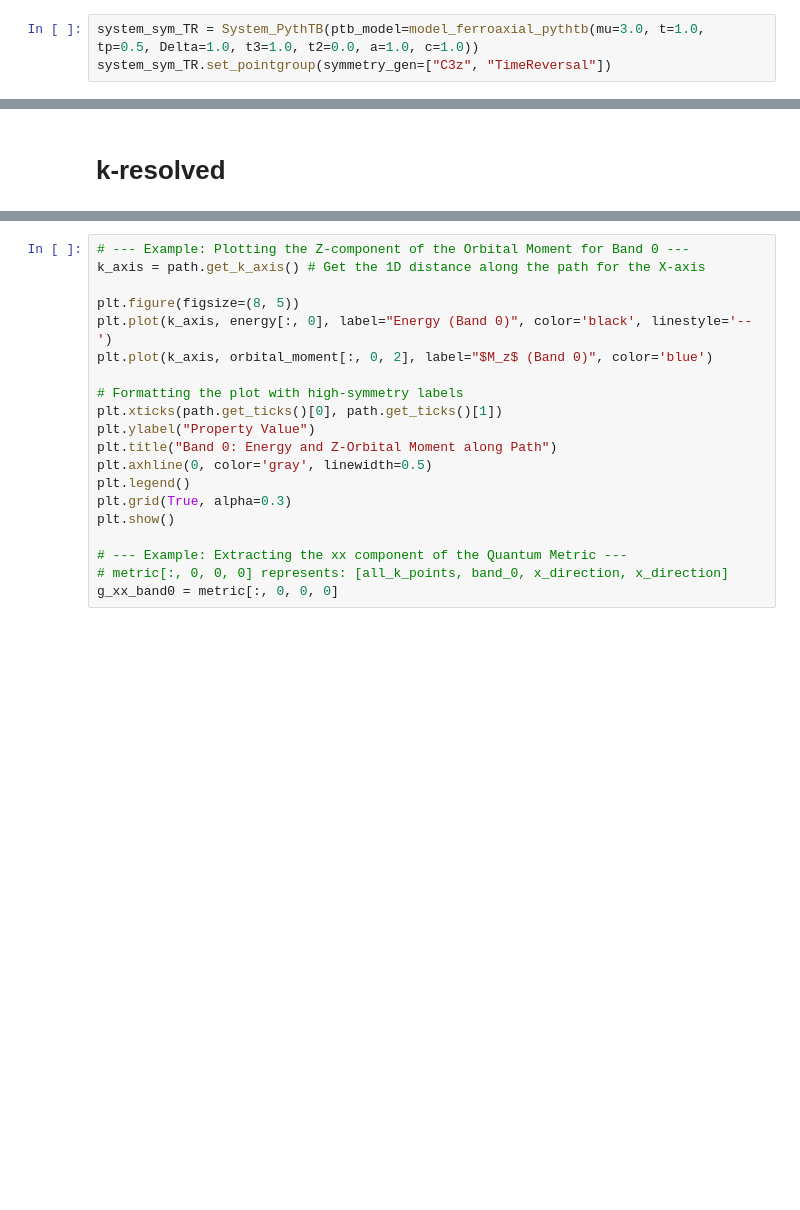
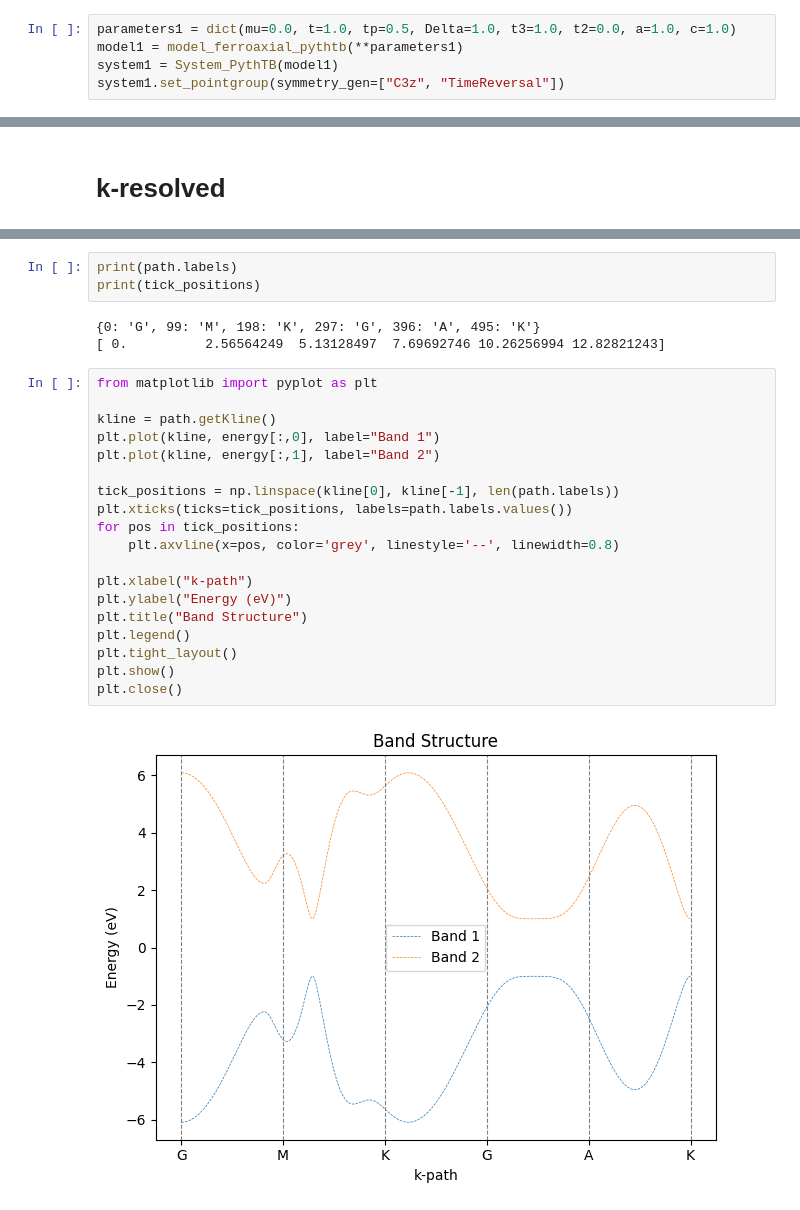
Before and after one commit to elchatz/pos-shift-test, a Jupyter notebook: Ferroaxial-TB.ipynb, the cells around one changed output, grey strips where cells are left out. Cells and saved outputs as stored; diff of their text form; blank space fills up the shorter version.

```diff
--- a/Ferroaxial-TB.ipynb
+++ b/Ferroaxial-TB.ipynb
@@ -150,6 +140,8 @@ import matplotlib as mpl
 # %%
-system_sym_TR = System_PythTB(ptb_model=model_ferroaxial_pythtb(mu=3.0, t=1.0, tp=0.5, Delta=1.0, t3=1.0, t2=0.0, a=1.0, c=1.0))
-system_sym_TR.set_pointgroup(symmetry_gen=["C3z", "TimeReversal"])
+parameters1 = dict(mu=0.0, t=1.0, tp=0.5, Delta=1.0, t3=1.0, t2=0.0, a=1.0, c=1.0)
+model1 = model_ferroaxial_pythtb(**parameters1)
+system1 = System_PythTB(model1)
+system1.set_pointgroup(symmetry_gen=["C3z", "TimeReversal"])
 # %% [output]
 Reading the system from PythTB model. Needed data: {'Ham'}
 number of wannier functions: 2
@@ -369,20 +339,27 @@ result = wberri.run(
+# %%
+print(path.labels)
+print(tick_positions)
+# %% [output]
+{0: 'G', 99: 'M', 198: 'K', 297: 'G', 396: 'A', 495: 'K'}
+[ 0.          2.56564249  5.13128497  7.69692746 10.26256994 12.82821243]
 # %%
-# --- Example: Plotting the Z-component of the Orbital Moment for Band 0 ---
-k_axis = path.get_k_axis() # Get the 1D distance along the path for the X-axis
+from matplotlib import pyplot as plt
 
-plt.figure(figsize=(8, 5))
-plt.plot(k_axis, energy[:, 0], label="Energy (Band 0)", color='black', linestyle='--')
-plt.plot(k_axis, orbital_moment[:, 0, 2], label="$M_z$ (Band 0)", color='blue')
+kline = path.getKline()
+plt.plot(kline, energy[:,0], label="Band 1")
+plt.plot(kline, energy[:,1], label="Band 2")
 
-# Formatting the plot with high-symmetry labels
-plt.xticks(path.get_ticks()[0], path.get_ticks()[1])
-plt.ylabel("Property Value")
-plt.title("Band 0: Energy and Z-Orbital Moment along Path")
-plt.axhline(0, color='gray', linewidth=0.5)
+tick_positions = np.linspace(kline[0], kline[-1], len(path.labels))
+plt.xticks(ticks=tick_positions, labels=path.labels.values())
+for pos in tick_positions:
+    plt.axvline(x=pos, color='grey', linestyle='--', linewidth=0.8)
+
+plt.xlabel("k-path")
+plt.ylabel("Energy (eV)")
+plt.title("Band Structure")
 plt.legend()
-plt.grid(True, alpha=0.3)
+plt.tight_layout()
 plt.show()
-
-# --- Example: Extracting the xx component of the Quantum Metric ---
-# metric[:, 0, 0, 0] represents: [all_k_points, band_0, x_direction, x_direction]
-g_xx_band0 = metric[:, 0, 0, 0]
+plt.close()
+# %% [output]
+[figure, added]
```
Also changed, not shown: parts of 12 cells of this notebook.
